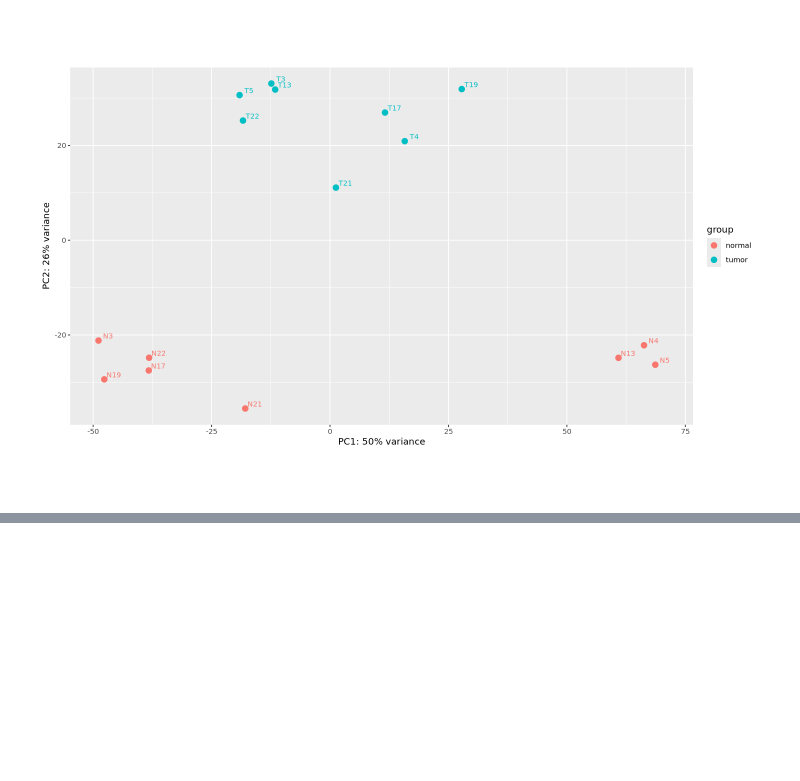
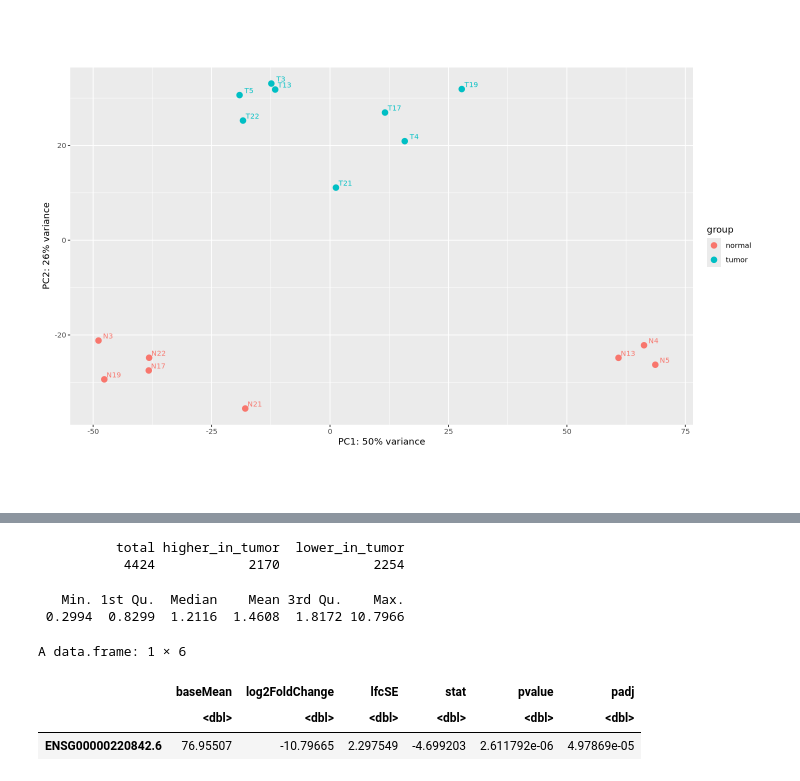
Before and after one commit to AnKraeva/esophageal-cancer-rnaseq, a Jupyter notebook: DESeq.ipynb, the cells around one changed output, grey strips where cells are left out. Drawn from its saved outputs; the diff is of its cells as text; code cells hidden in the pictures; blank space fills up the shorter version.

```diff
--- a/01_tximport.ipynb
+++ b/DESeq.ipynb
@@ -358,0 +402,26 @@ using ntop=500 top features by variance
+# %%
+# выбираем гены с рассчитанным padj ниже 0,05
+res_sig <- res[!is.na(res$padj) & res$padj < 0.05, ]
+
+c(
+  total = nrow(res_sig),
+  higher_in_tumor = sum(res_sig$log2FoldChange > 0),
+  lower_in_tumor = sum(res_sig$log2FoldChange < 0)
+)
+# %% [output]
+          total higher_in_tumor  lower_in_tumor
+           4424            2170            2254
+# %%
+# сводка по величине изменений среди значимых генов
+summary(abs(res_sig$log2FoldChange))
+# %% [output]
+   Min. 1st Qu.  Median    Mean 3rd Qu.    Max.
+ 0.2994  0.8299  1.2116  1.4608  1.8172 10.7966
+# %%
+# ген с самым большим изменением по модулю
+as.data.frame(res_sig[which.max(abs(res_sig$log2FoldChange)), ])
+# %% [output]
+A data.frame: 1 × 6
+|  | baseMean | log2FoldChange | lfcSE | stat | pvalue | padj |
+|  | <dbl> | <dbl> | <dbl> | <dbl> | <dbl> | <dbl> |
+| ENSG00000220842.6 | 76.95507 | -10.79665 | 2.297549 | -4.699203 | 2.611792e-06 | 4.97869e-05 |
```
Also changed, not shown: parts of 21 cells of this notebook, 1 other file.
